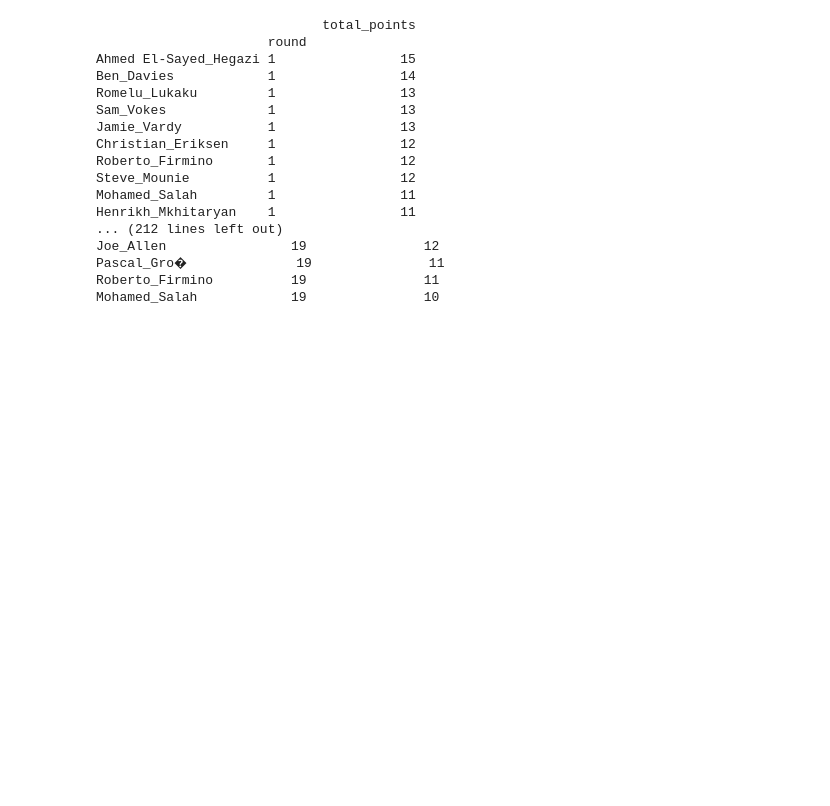
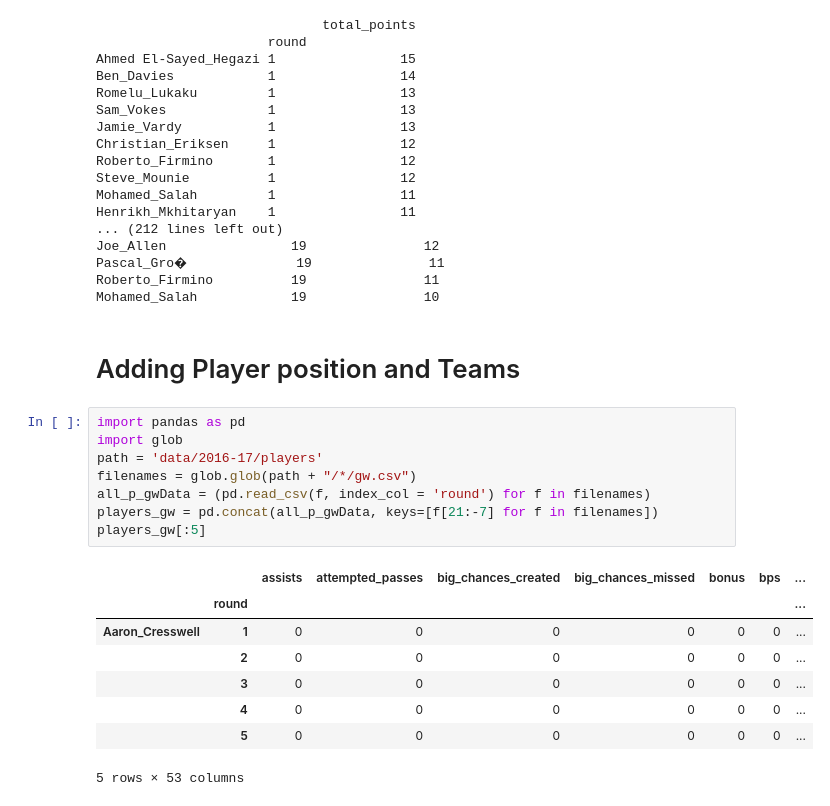
Before and after one commit to rivaldo4t/RecommendationOnFantasyLeague-ROFL, a Jupyter notebook: dataScrape_T.ipynb, the cells around one changed output. Drawn from its saved outputs; the diff is of its cells as text; blank space fills up the shorter version.

Commit message:
Master DF with Team/position

```diff
--- a/dataScrape_T.ipynb
+++ b/dataScrape_T.ipynb
@@ -398,3 +398,22 @@ Joe_Allen                19               12
 Pascal_Gro�              19               11
 Roberto_Firmino          19               11
 Mohamed_Salah            19               10
+# %% [markdown]
+# Adding Player position and Teams
+# %%
+import pandas as pd
+import glob
+path = 'data/2016-17/players'
+filenames = glob.glob(path + "/*/gw.csv")
+all_p_gwData = (pd.read_csv(f, index_col = 'round') for f in filenames)
+players_gw = pd.concat(all_p_gwData, keys=[f[21:-7] for f in filenames])
+players_gw[:5]
+# %% [output]
+|  |  | assists | attempted_passes | big_chances_created | big_chances_missed | bonus | bps | ... |
+|  | round |  |  |  |  |  |  | ... |
+| Aaron_Cresswell | 1 | 0 | 0 | 0 | 0 | 0 | 0 | ... |
+|  | 2 | 0 | 0 | 0 | 0 | 0 | 0 | ... |
+|  | 3 | 0 | 0 | 0 | 0 | 0 | 0 | ... |
+|  | 4 | 0 | 0 | 0 | 0 | 0 | 0 | ... |
+|  | 5 | 0 | 0 | 0 | 0 | 0 | 0 | ... |
+5 rows × 53 columns
```
Also changed, not shown: parts of 4 cells of this notebook, 1 other file.
